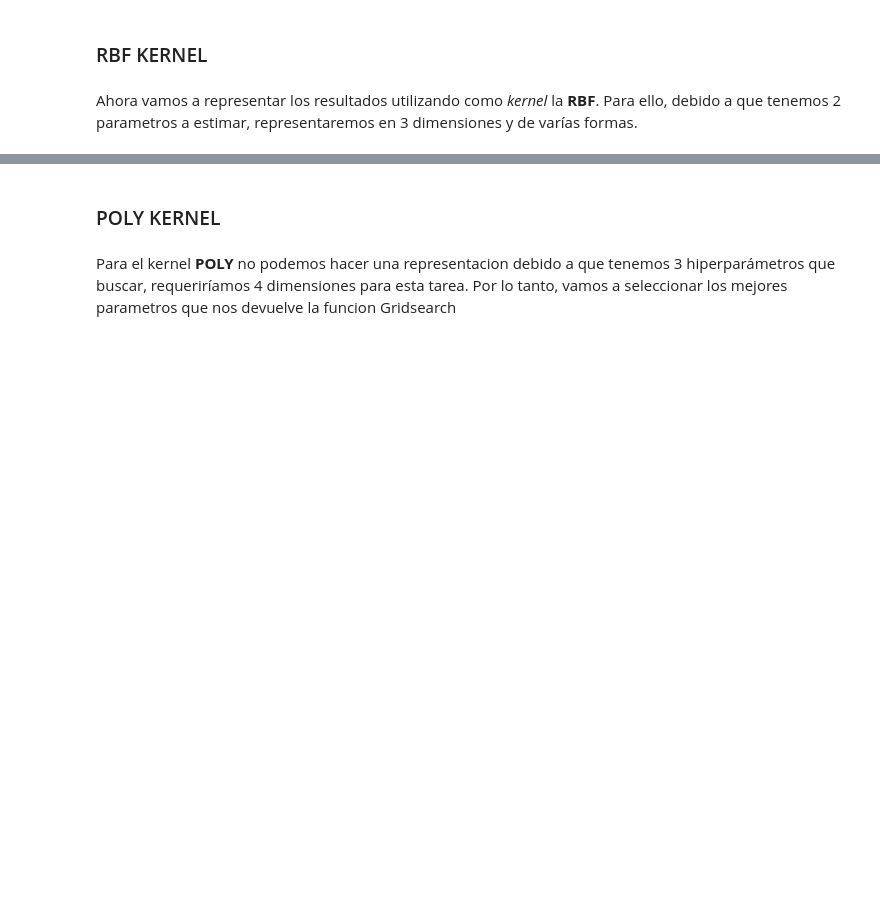
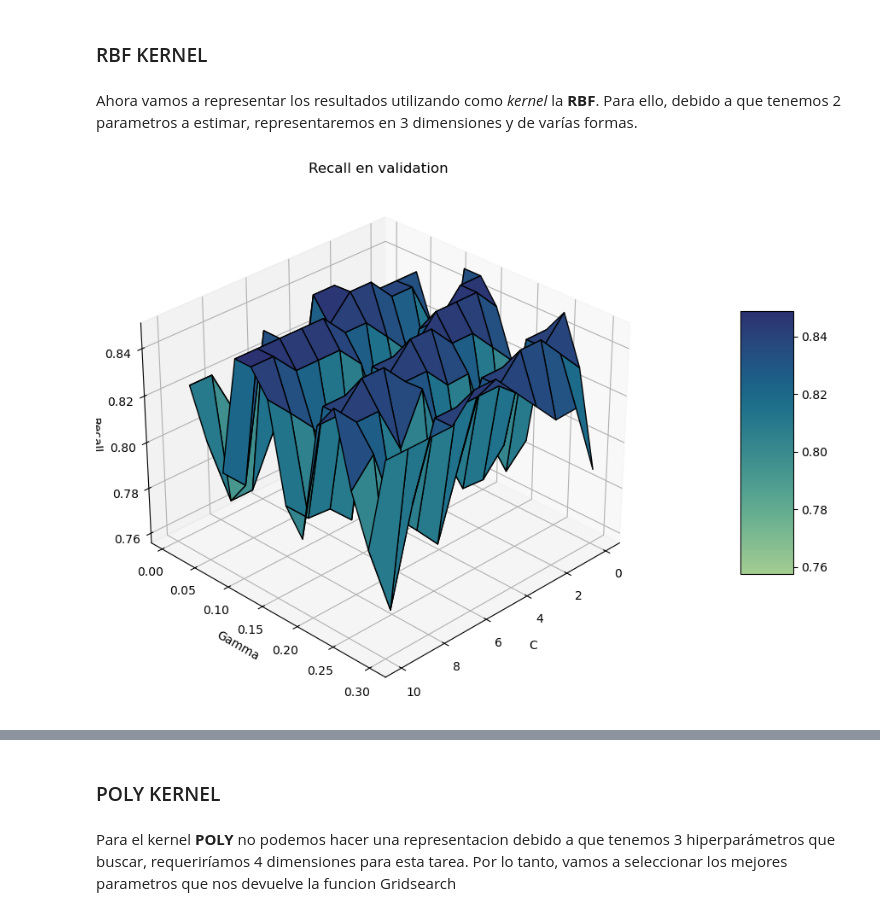
Before and after one commit to alvaar04/Tarea2ML, a Jupyter notebook: G08.ipynb, the cells around one changed output, grey strips where cells are left out. Cells and saved outputs as stored; diff of their text form; code cells hidden in the pictures; blank space fills up the shorter version.

```diff
--- a/G08.ipynb
+++ b/G08.ipynb
@@ -251,7 +307,7 @@ Se puede apreciar que el modelo a partir de un C = 19, C = 21 el modelo ya estab
 # %% [markdown]
 Ahora vamos a representar los resultados utilizando como *kernel* la **RBF**. Para ello, debido a que tenemos 2 parametros a estimar, representaremos en 3 dimensiones y de varías formas.
 # %%
-'''import numpy as np
+import numpy as np
 import matplotlib.pyplot as plt
 from mpl_toolkits.mplot3d import Axes3D
 
@@ -270,33 +326,34 @@ recall_scores = np.array(recall_scores, dtype=float)
 
 # Crear una malla de C y gamma para el gráfico 3D
 C_unique = np.unique(C_values)
 gamma_unique = np.unique(gamma_values)
 
 # Reorganizar el score (recall) en formato de malla
 C_grid, gamma_grid = np.meshgrid(C_unique, gamma_unique)
 
 # Reshape del score para que coincida con la malla
 recall_grid = recall_scores.reshape(len(gamma_unique), len(C_unique))
 
 # Crear el gráfico 3D
 fig = plt.figure(figsize=(30, 8))
 ax = fig.add_subplot(111, projection='3d')
 
 # Dibujar la superficie
 surf = ax.plot_surface(C_grid, gamma_grid, recall_grid, cmap='crest', edgecolor='k')
 
 ax.view_init(elev=30, azim=45)  # PARA ROTAR!!!
 
 # Etiquetas de los ejes
 ax.set_xlabel('C')
 ax.set_ylabel('Gamma')
 ax.set_zlabel('Recall')
-ax.set_title('Variación del Recall en función de C y Gamma (Kernel RBF)')
+ax.set_title('Recall en validation')
 
 # Barra de colores para el score
 fig.colorbar(surf, ax=ax, shrink=0.5, aspect=5)
 
 # Mostrar el gráfico
 plt.show()
-'''
+# %% [output]
+[figure, added]
 # %%
```
Also changed, not shown: parts of 28 cells of this notebook.
